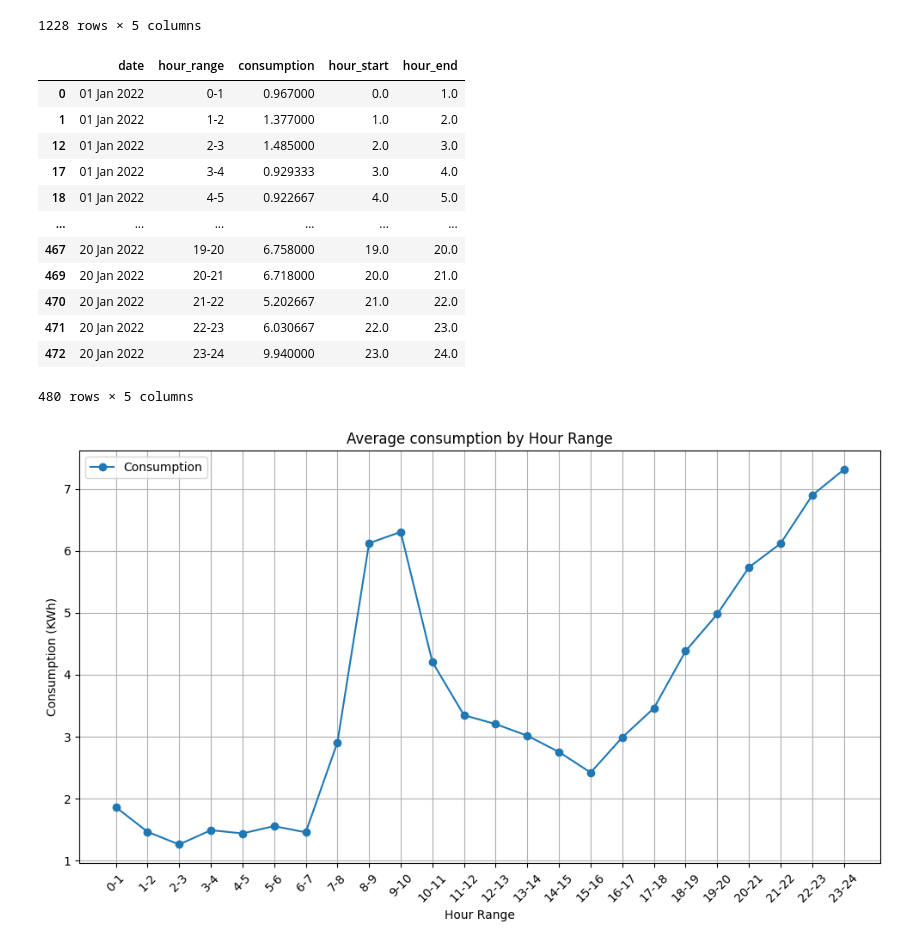
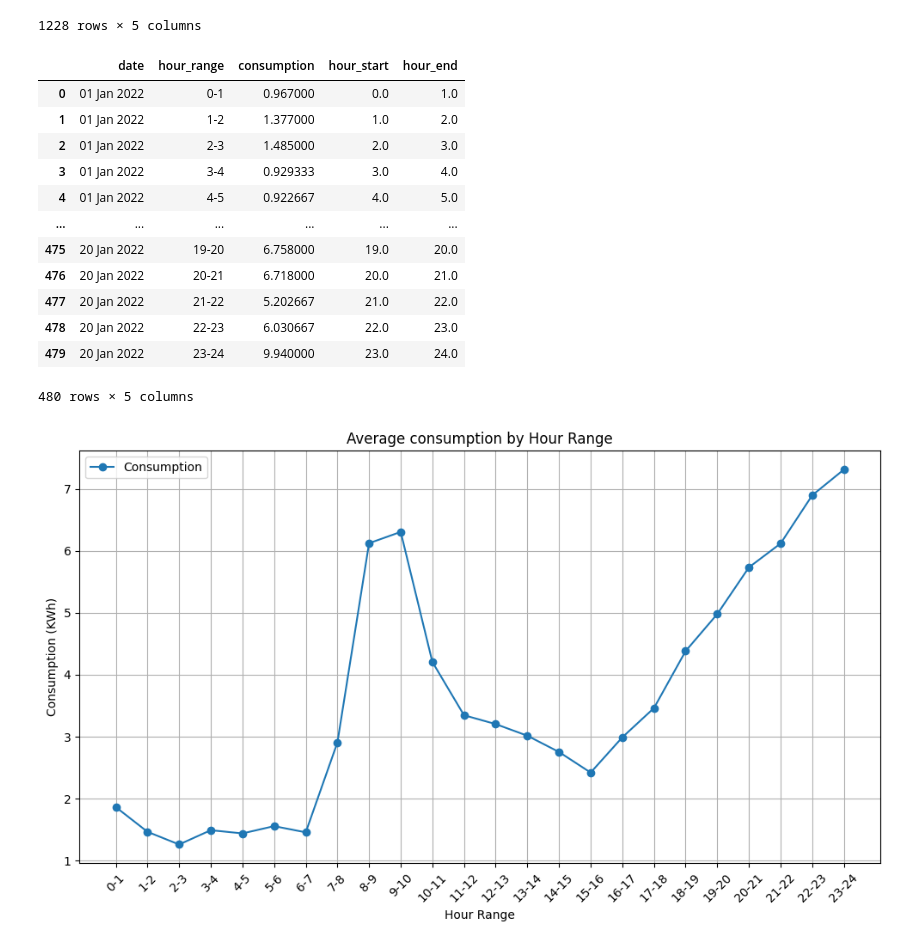
Before and after one commit to SziZsolt/energy_consumption_forecasting, a Jupyter notebook: main.ipynb, the cells around one changed output. Cells and saved outputs as stored; diff of their text form; code cells hidden in the pictures.

```diff
--- a/main.ipynb
+++ b/main.ipynb
@@ -68,21 +70,21 @@ df
 1228 rows × 5 columns
 # %%
 # Grouping the data into time ranges, and get the mean if there are more data in that time range
-df = df.groupby(by=['date', 'hour_range']).mean().reset_index().sort_values(by=['date', 'hour_start', 'hour_end'])
+df = df.groupby(by=['date', 'hour_range']).mean().sort_values(by=['date', 'hour_start', 'hour_end']).reset_index()
 df
 # %% [output]
 |  | date | hour_range | consumption | hour_start | hour_end |
 | 0 | 01 Jan 2022 | 0-1 | 0.967000 | 0.0 | 1.0 |
 | 1 | 01 Jan 2022 | 1-2 | 1.377000 | 1.0 | 2.0 |
-| 12 | 01 Jan 2022 | 2-3 | 1.485000 | 2.0 | 3.0 |
-| 17 | 01 Jan 2022 | 3-4 | 0.929333 | 3.0 | 4.0 |
-| 18 | 01 Jan 2022 | 4-5 | 0.922667 | 4.0 | 5.0 |
+| 2 | 01 Jan 2022 | 2-3 | 1.485000 | 2.0 | 3.0 |
+| 3 | 01 Jan 2022 | 3-4 | 0.929333 | 3.0 | 4.0 |
+| 4 | 01 Jan 2022 | 4-5 | 0.922667 | 4.0 | 5.0 |
 | ... | ... | ... | ... | ... | ... |
-| 467 | 20 Jan 2022 | 19-20 | 6.758000 | 19.0 | 20.0 |
-| 469 | 20 Jan 2022 | 20-21 | 6.718000 | 20.0 | 21.0 |
-| 470 | 20 Jan 2022 | 21-22 | 5.202667 | 21.0 | 22.0 |
-| 471 | 20 Jan 2022 | 22-23 | 6.030667 | 22.0 | 23.0 |
-| 472 | 20 Jan 2022 | 23-24 | 9.940000 | 23.0 | 24.0 |
+| 475 | 20 Jan 2022 | 19-20 | 6.758000 | 19.0 | 20.0 |
+| 476 | 20 Jan 2022 | 20-21 | 6.718000 | 20.0 | 21.0 |
+| 477 | 20 Jan 2022 | 21-22 | 5.202667 | 21.0 | 22.0 |
+| 478 | 20 Jan 2022 | 22-23 | 6.030667 | 22.0 | 23.0 |
+| 479 | 20 Jan 2022 | 23-24 | 9.940000 | 23.0 | 24.0 |
 480 rows × 5 columns
 # %%
 df_hourly_avg = df.groupby(by='hour_range')[['consumption', 'hour_start', 'hour_end']].mean().sort_values(by=['hour_start', 'hour_end'])['consumption']
```
Also changed, not shown: parts of 5 cells of this notebook.
